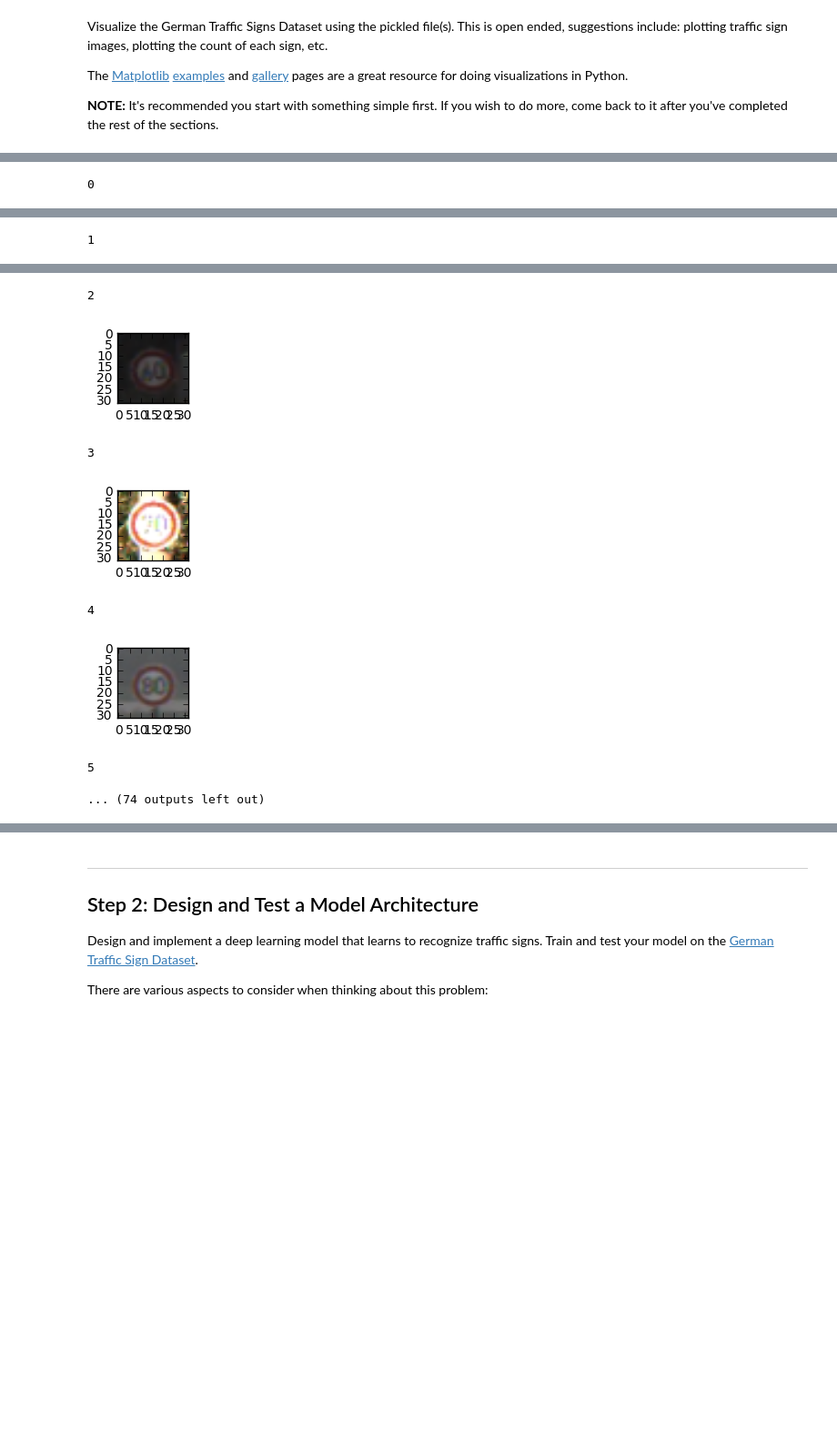
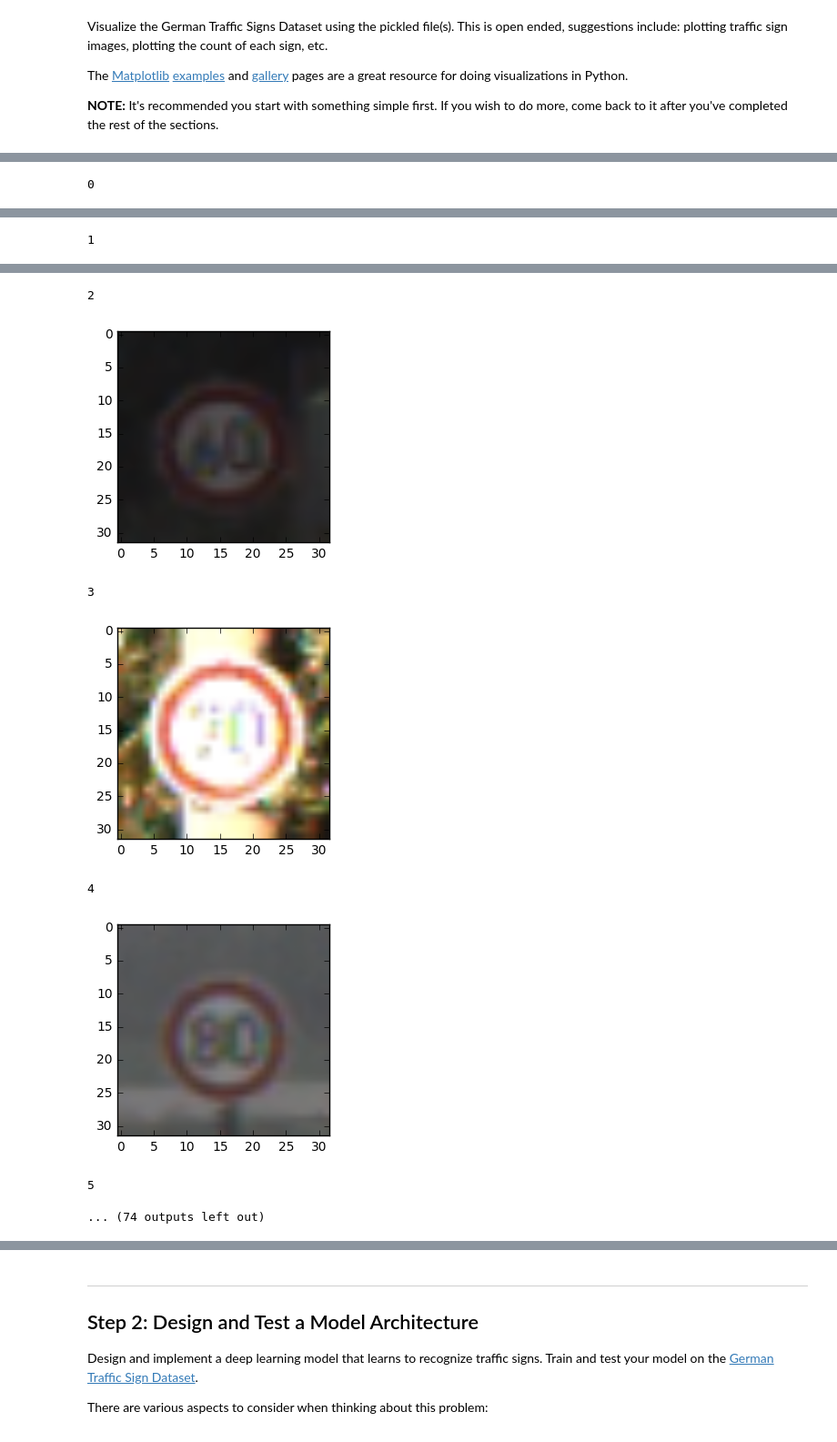
Before and after one commit to AloshkaD/Traffic_sign_classifier, a Jupyter notebook: Traffic_Sign_Classifier.ipynb, the cells around one changed output, grey strips where cells are left out. Shown at 91% size. Cells and saved outputs as stored; diff of their text form; code cells hidden in the pictures; blank space fills up the shorter version.

```diff
--- a/Traffic_Sign_Classifier.ipynb
+++ b/Traffic_Sign_Classifier.ipynb
@@ -89,7 +109,7 @@ import matplotlib.pyplot as plt
 
 for i in range(0, n_classes):
     image = train['features'][train['labels'] == i][5]
-    plt.figure(figsize=(1,1))
+    plt.figure(figsize=(3,3))
     plt.imshow(image)
     plt.show()
     print(i)
@@ -102,9 +122,9 @@ for i in range(0, n_classes):
 2
-[figure, old version]
+[figure, new version]
 3
-[figure, old version]
+[figure, new version]
 4
-[figure, old version]
+[figure, new version]
 5
 ... (74 outputs left out)
 # %%
```
Also changed, not shown: parts of 28 cells of this notebook.
